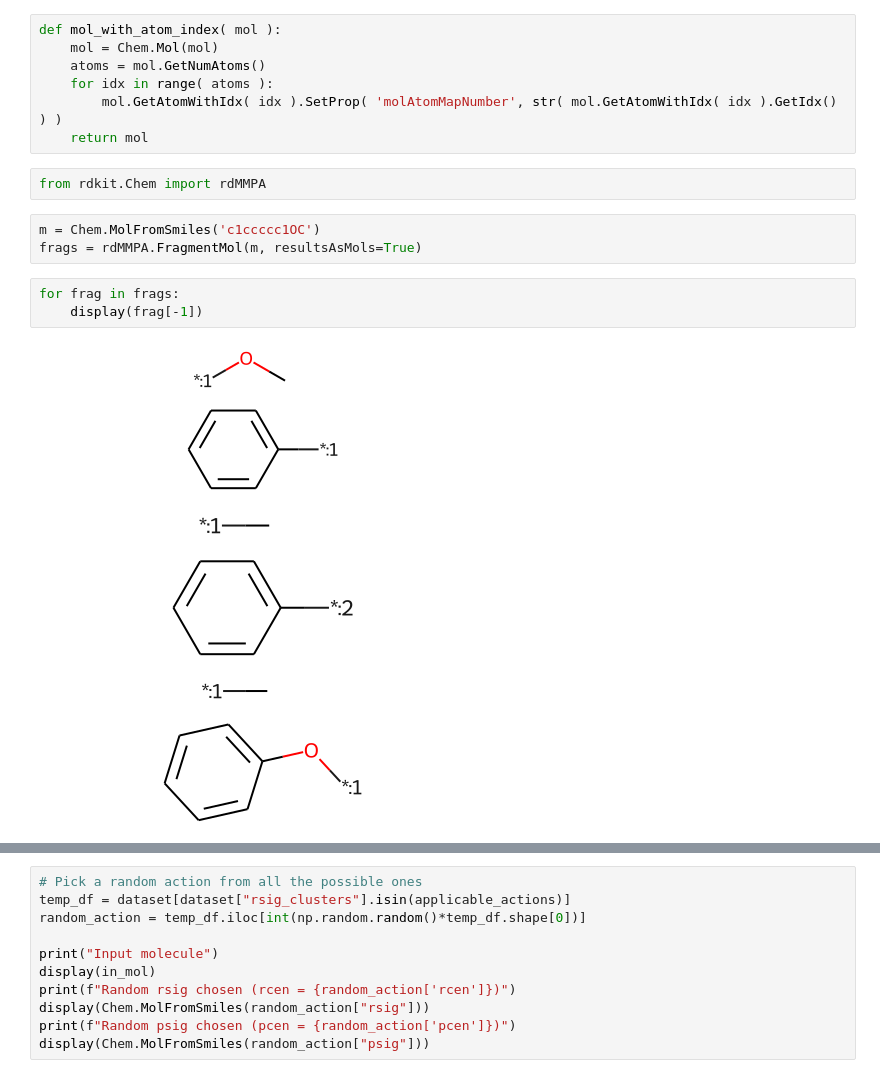
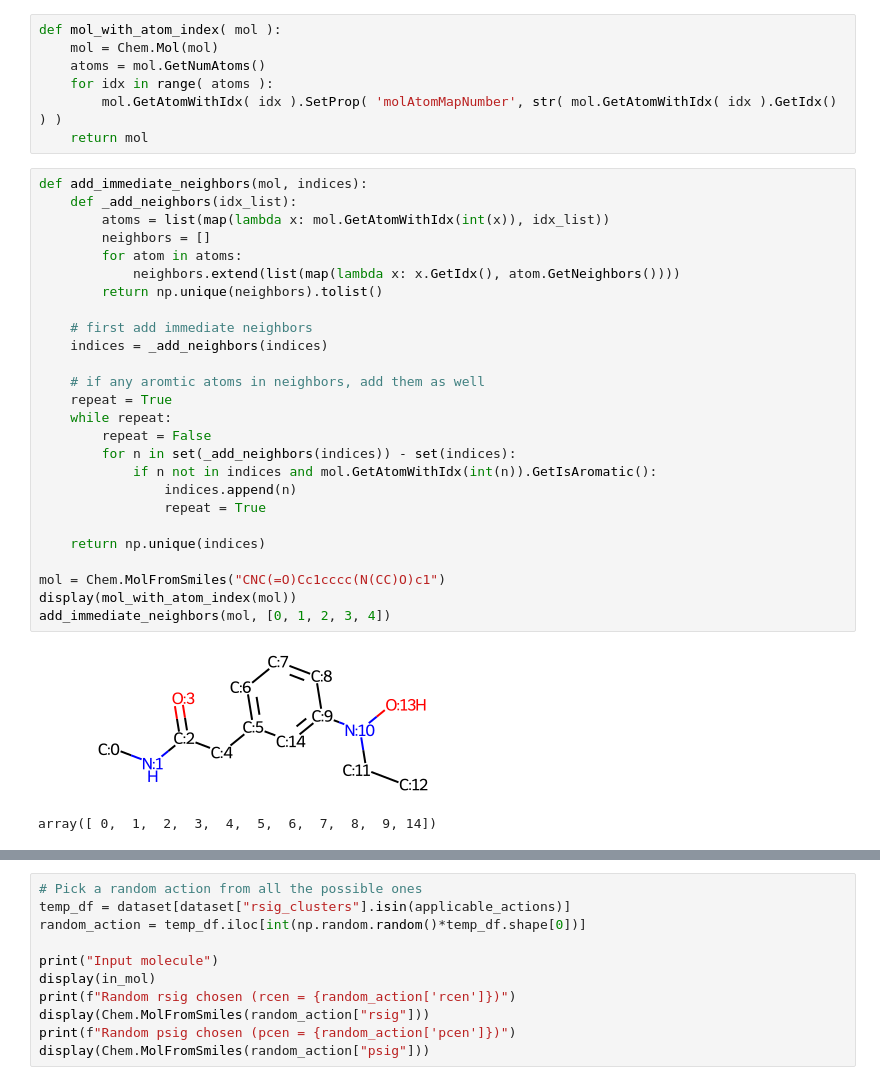
Before and after one commit to MrScabbyCreature/ReactionRL, a Jupyter notebook: uspto - simulator.ipynb, the cells around one changed output, grey strips where cells are left out. Saved outputs shown, nothing was run; the diff lists cells and outputs as text.

```diff
--- a/uspto - simulator.ipynb
+++ b/uspto - simulator.ipynb
@@ -193,16 +182,33 @@ def mol_with_atom_index( mol ):
     for idx in range( atoms ):
         mol.GetAtomWithIdx( idx ).SetProp( 'molAtomMapNumber', str( mol.GetAtomWithIdx( idx ).GetIdx() ) )
     return mol
-# %%
-from rdkit.Chem import rdMMPA
-# %%
-m = Chem.MolFromSmiles('c1ccccc1OC')
-frags = rdMMPA.FragmentMol(m, resultsAsMols=True)
-# %%
-for frag in frags:
-    display(frag[-1])
-# %% [output]
-[figure, removed]
-[figure, removed]
-[figure, removed]
+# %%
+def add_immediate_neighbors(mol, indices):
+    def _add_neighbors(idx_list):
+        atoms = list(map(lambda x: mol.GetAtomWithIdx(int(x)), idx_list))
+        neighbors = []
+        for atom in atoms:
+            neighbors.extend(list(map(lambda x: x.GetIdx(), atom.GetNeighbors())))
+        return np.unique(neighbors).tolist()
+
+    # first add immediate neighbors
+    indices = _add_neighbors(indices)
+
+    # if any aromtic atoms in neighbors, add them as well
+    repeat = True
+    while repeat:
+        repeat = False
+        for n in set(_add_neighbors(indices)) - set(indices):
+            if n not in indices and mol.GetAtomWithIdx(int(n)).GetIsAromatic():
+                indices.append(n)
+                repeat = True
+
+    return np.unique(indices)
+
+mol = Chem.MolFromSmiles("CNC(=O)Cc1cccc(N(CC)O)c1")
+display(mol_with_atom_index(mol))
+add_immediate_neighbors(mol, [0, 1, 2, 3, 4])
+# %% [output]
+[figure, added]
+array([ 0,  1,  2,  3,  4,  5,  6,  7,  8,  9, 14])
 # %%
```
Also changed, not shown: parts of 13 cells of this notebook.
